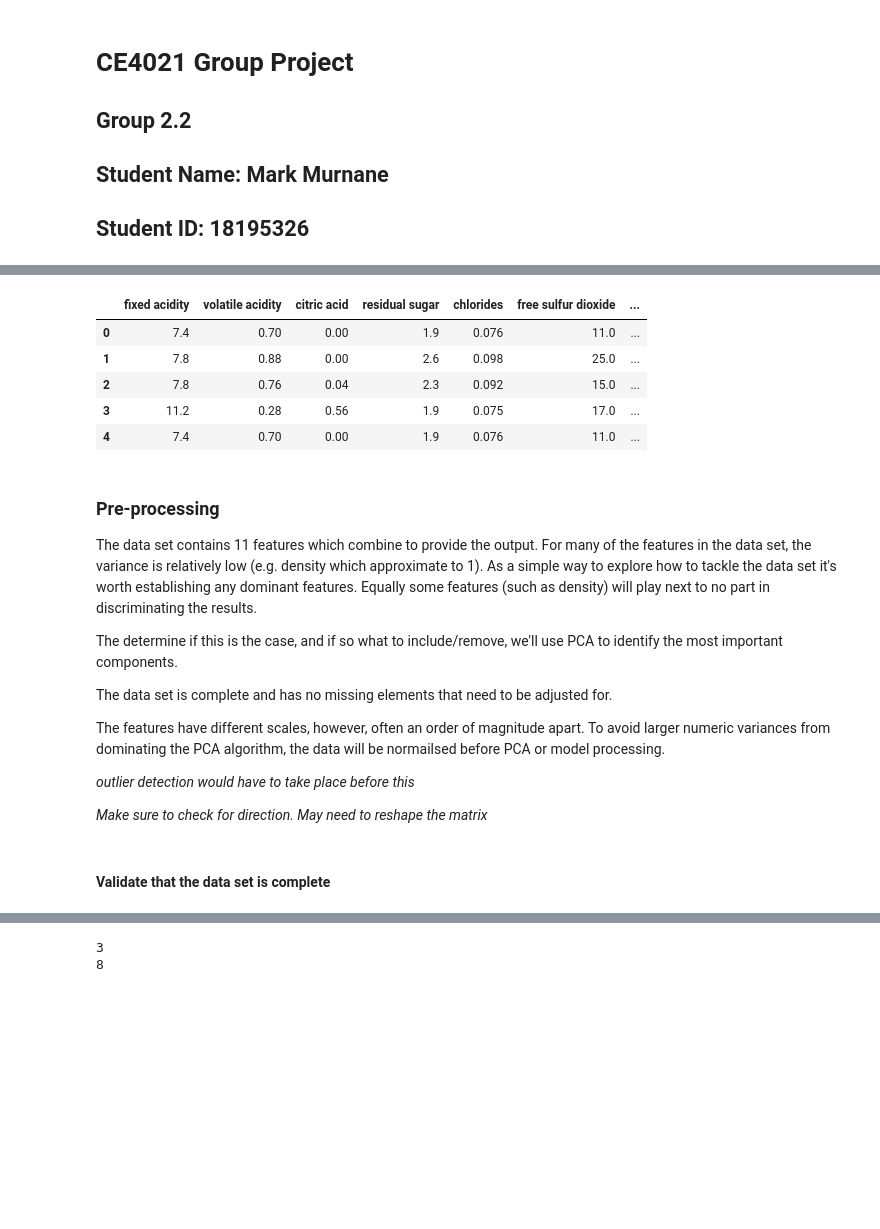
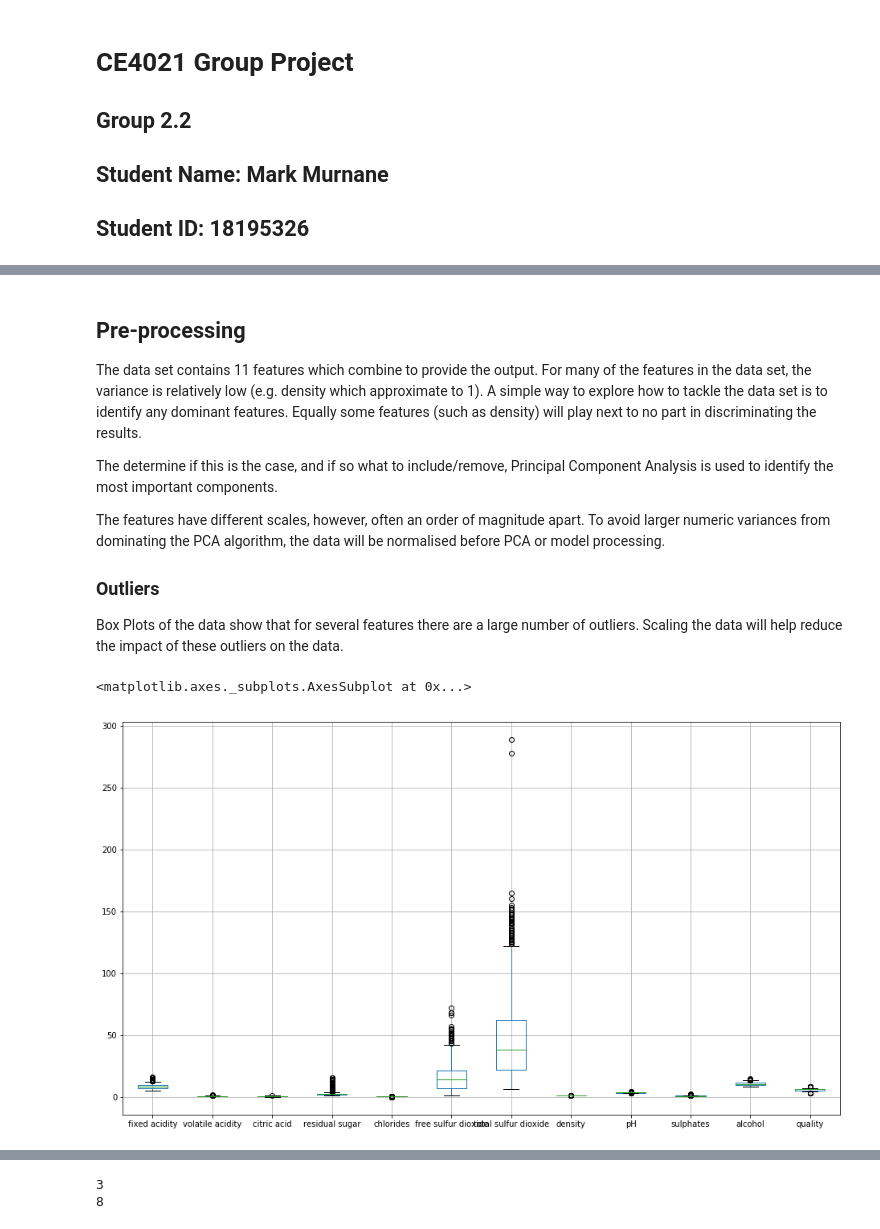
Before and after one commit to vipulpopat/MSCAI_CE4021_Project, a Jupyter notebook: GroupProject_18195326.ipynb, the cells around one changed output, grey strips where cells are left out. Cells and saved outputs as stored; diff of their text form; code cells hidden in the pictures; blank space fills up the shorter version.

```diff
--- a/GroupProject_18195326.ipynb
+++ b/GroupProject_18195326.ipynb
@@ -33,31 +84,16 @@ The data set is read from a CSV using the Pandas framework to yield a Pandas dat
-# %%
-# Data Import
-wine_source = pd.read_csv('winequality-red.csv', header=0, )
-
-wine_source.head()
-# %% [output]
-|  | fixed acidity | volatile acidity | citric acid | residual sugar | chlorides | free sulfur dioxide | ... |
-| 0 | 7.4 | 0.70 | 0.00 | 1.9 | 0.076 | 11.0 | ... |
-| 1 | 7.8 | 0.88 | 0.00 | 2.6 | 0.098 | 25.0 | ... |
-| 2 | 7.8 | 0.76 | 0.04 | 2.3 | 0.092 | 15.0 | ... |
-| 3 | 11.2 | 0.28 | 0.56 | 1.9 | 0.075 | 17.0 | ... |
-| 4 | 7.4 | 0.70 | 0.00 | 1.9 | 0.076 | 11.0 | ... |
 # %%
 wine_data = wine_source.values[:,:-1]
 wine_target = wine_source.values[:,-1]
 # %% [markdown]
-### Pre-processing
+## Pre-processing
 
-The data set contains 11 features which combine to provide the output.  For many of the features in the data set, the variance is relatively low (e.g. density which approximate to 1).  As a simple way to explore how to tackle the data set it's worth establishing any dominant features.  Equally some features (such as density) will play next to no part in discriminating the results.
+The data set contains 11 features which combine to provide the output.  For many of the features in the data set, the variance is relatively low (e.g. density which approximate to 1).  A simple way to explore how to tackle the data set is to identify any dominant features.  Equally some features (such as density) will play next to no part in discriminating the results.
 
-The determine if this is the case, and if so what to include/remove, we'll use PCA to identify the most important components.
+The determine if this is the case, and if so what to include/remove, Principal Component Analysis is used to identify the most important components.
 
-The data set is complete and has no missing elements that need to be adjusted for.
+The features have different scales, however, often an order of magnitude apart.  To avoid larger numeric variances from dominating the PCA algorithm, the data will be normalised before PCA or model processing.
 
-The features have different scales, however, often an order of magnitude apart.  To avoid larger numeric variances from dominating the PCA algorithm, the data will be normailsed before PCA or model processing.
 
-_outlier detection would have to take place before this_
+### Outliers
 
-_Make sure to check for direction.  May need to reshape the matrix_
+Box Plots of the data show that for several features there are a large number of outliers.  Scaling the data will help reduce the impact of these outliers on the data.
-# %% [markdown]
-#### Validate that the data set is complete
@@ -65,0 +100,5 @@ _Make sure to check for direction.  May need to reshape the matrix_
+# %%
+wine_source.boxplot(figsize=(16,9))
+# %% [output]
+<matplotlib.axes._subplots.AxesSubplot at 0x...>
+[figure, added]
```
Also changed, not shown: parts of 35 cells of this notebook, 3 other files.
